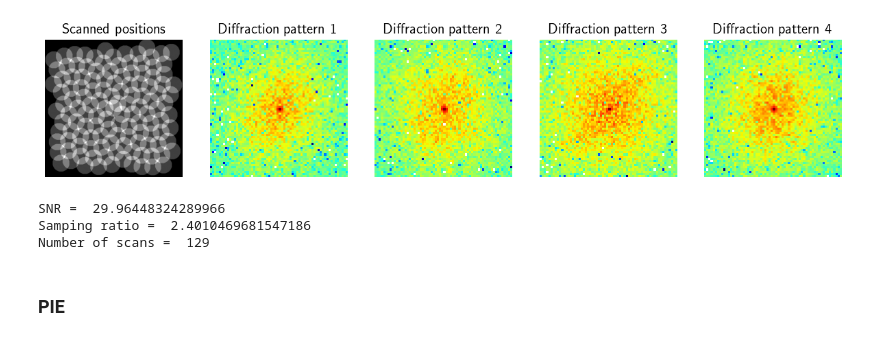
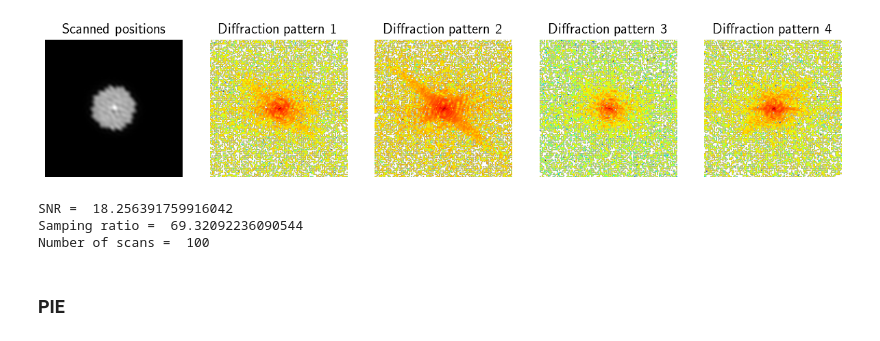
Before and after one commit to sacbow/PtychoEP, a Jupyter notebook: tutorial/PtychoEP.ipynb, the cells around one changed output. Cells and saved outputs as stored; diff of their text form; code cells hidden in the pictures.

```diff
--- a/tutorial/PtychoEP.ipynb
+++ b/tutorial/PtychoEP.ipynb
@@ -51,0 +31,13 @@ test.show_complex_image(obj, "Object")
+# %%
+#load pbject image
+path_obj_abs = "../data/cameraman.png"
+path_obj_phase = "../data/eagle.png"
+obj = test.load_complex_image(path_obj_abs, path_obj_phase)
+
+#load probe
+probe_abs = np.array(Image.open("../data/probe.png"), dtype = "float")/256
+prb = probe_abs + 1j * np.zeros_like(probe_abs)
+
+#showimages
+test.show_complex_image(obj, "Object")
+test.show_complex_image(prb, "Probe")
@@ -52,41 +47,41 @@ test.show_complex_image(obj, "Object")
 # %%
 np.random.seed(3)
 scan_positions = []
-c = 22.26
-for i in range(1000):
+c = 8
+for i in range(100):
     x, y = int(256 + c * np.sqrt(i) * np.cos(i*2.399967))  , int(256 + c * np.sqrt(i) * np.sin(i*2.399967))
     if x - 32 >= 0 and x + 32 <= 512:
         if y - 32 >= 0 and y + 32 <= 512:
             scan_positions.append([x,y])
 #scan_positions.extend([[246, 246],[266, 266],[246,266],[266,246]])
 #sorting
 scan_positions = np.array(scan_positions)
 distance = []
 for i, scan_pos in enumerate(scan_positions):
     distance.append((256 - scan_pos[0])**2 + (256- scan_pos[1])**2)
 distance = np.array(distance)
 scan_positions = scan_positions[np.argsort(distance)]
 
 #noise =  0.002099 #sparse image, snr = 30dB
 #noise =  0.0275
 noise = 0.00669
 #create Ptycho object
-ptycho_data = ptycho.Ptycho(obj, aperture, scan_positions, noise)
+ptycho_data = ptycho_legacy.Ptycho(obj, prb, scan_positions, noise)
 ptycho_data.show()
 
 #calculate SNR
 total = 0
 for diff in ptycho_data.diffs:
     total += np.mean(diff**2)
 total /= len(scan_positions)
 print("SNR = ",10 * np.log10(total/noise**2))
 print("Samping ratio = ", ptycho_data.sampling_ratio)
 print("Number of scans = ", len(ptycho_data.scan_pos))
 # %% [output]
-[figure, old version]
+[figure, new version]
-SNR =  29.96448324289966
-Samping ratio =  2.4010469681547186
-Number of scans =  129
+SNR =  18.256391759916042
+Samping ratio =  69.32092236090544
+Number of scans =  100
 # %% [markdown]
 ### PIE
 # %%
```
Also changed, not shown: parts of 5 cells of this notebook, 11 other files.
